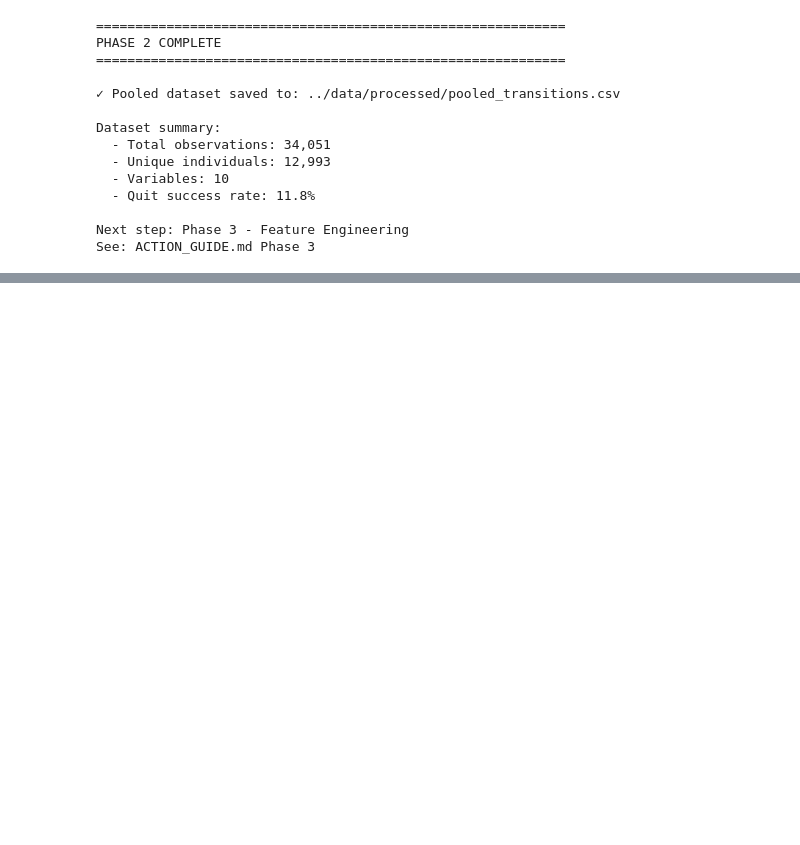
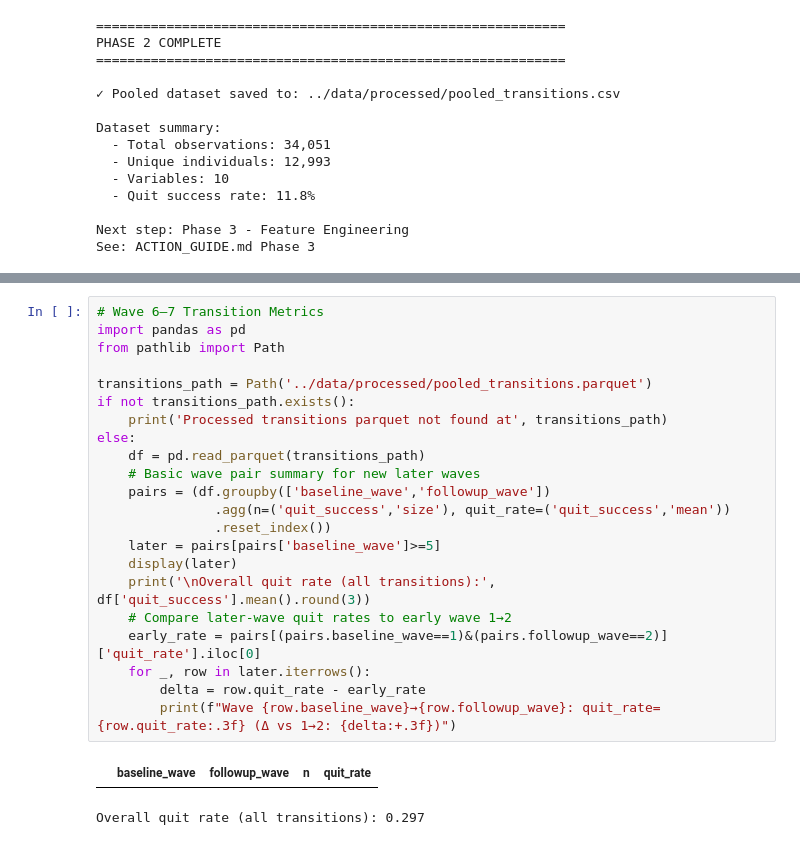
Before and after one commit to Lactoseandtolerance/smoking_cessation_ml, a Jupyter notebook: notebooks/01_data_exploration.ipynb, the cells around one changed output, grey strips where cells are left out. Saved outputs shown, nothing was run; the diff lists cells and outputs as text; blank space fills up the shorter version.

```diff
--- a/notebooks/01_data_exploration.ipynb
+++ b/notebooks/01_data_exploration.ipynb
@@ -656,0 +673,25 @@ See: ACTION_GUIDE.md Phase 3
+# %%
+# Wave 6–7 Transition Metrics
+import pandas as pd
+from pathlib import Path
+
+transitions_path = Path('../data/processed/pooled_transitions.parquet')
+if not transitions_path.exists():
+    print('Processed transitions parquet not found at', transitions_path)
+else:
+    df = pd.read_parquet(transitions_path)
+    # Basic wave pair summary for new later waves
+    pairs = (df.groupby(['baseline_wave','followup_wave'])
+               .agg(n=('quit_success','size'), quit_rate=('quit_success','mean'))
+               .reset_index())
+    later = pairs[pairs['baseline_wave']>=5]
+    display(later)
+    print('\nOverall quit rate (all transitions):', df['quit_success'].mean().round(3))
+    # Compare later-wave quit rates to early wave 1→2
+    early_rate = pairs[(pairs.baseline_wave==1)&(pairs.followup_wave==2)]['quit_rate'].iloc[0]
+    for _, row in later.iterrows():
+        delta = row.quit_rate - early_rate
+        print(f"Wave {row.baseline_wave}→{row.followup_wave}: quit_rate={row.quit_rate:.3f} (Δ vs 1→2: {delta:+.3f})")
+# %% [output]
+|  | baseline_wave | followup_wave | n | quit_rate |
+Overall quit rate (all transitions): 0.297
```
Also changed, not shown: parts of 6 cells of this notebook, 17 other files.
